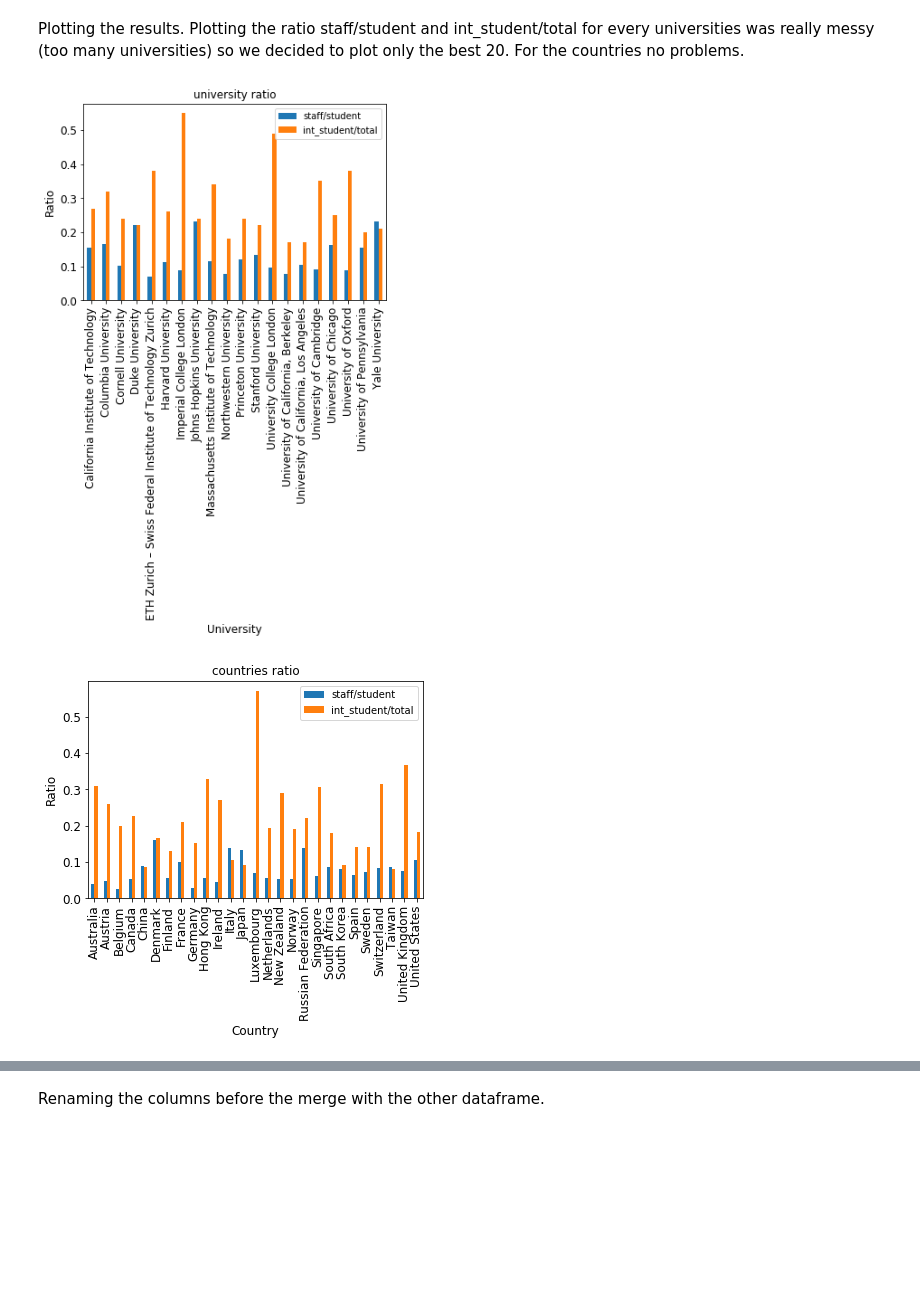
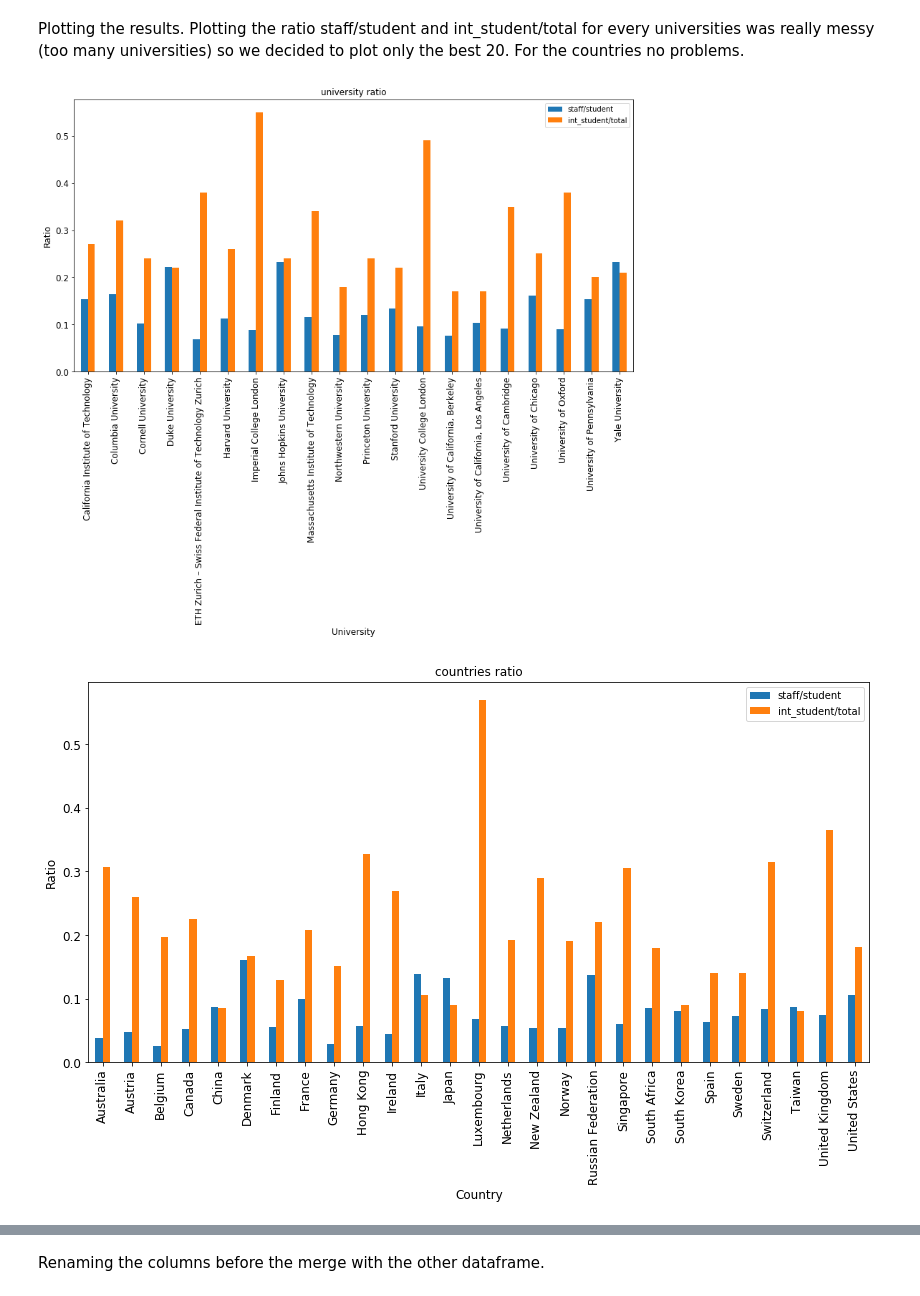
Before and after one commit to christian-5-28/ADA-Sciuto-Smith-Tarantino, a Jupyter notebook: 02 - Data from the Web/Homework 2.ipynb, the cells around one changed output, grey strips where cells are left out. Drawn from its saved outputs; the diff is of its cells as text; code cells hidden in the pictures; blank space fills up the shorter version.

```diff
--- a/02 - Data from the Web/Homework 2.ipynb
+++ b/02 - Data from the Web/Homework 2.ipynb
@@ -249,40 +376,40 @@ We make a request to the url containing all the data. It is a json file, and we
 r = requests.get(URL_tim_high)
 page_body = r.json()
 
-the_df = pd.DataFrame.from_records(page_body.get("data"))
+times_edu_df = pd.DataFrame.from_records(page_body.get("data"))
 
 
 # Missing region and faculty members international
-the_df = the_df.rename(index=str, columns={"aliases": "name2",
+times_edu_df = times_edu_df.rename(index=str, columns={"aliases": "name2",
                                                "location": "country",
                                                "stats_number_students": "number_of_students",
                                                "stats_pc_intl_students": "int_student/total",
                                                "stats_student_staff_ratio": "student/staff"})
 
-the_df = the_df[["name", "rank", "country", "number_of_students", "int_student/total", "student/staff"]]
+times_edu_df = times_edu_df[["name", "rank", "country", "number_of_students", "int_student/total", "student/staff"]]
 # %% [markdown]
 We do all the common operations (transforming strings to float, replacing wrong divisors and wrong characters). Then we choose only the 200 best universities and we set the name of the universities as index of the dataframe.
 # %%
 # Inverse of the ratio from student/staff to staff/student
-the_df["student/staff"] = the_df["student/staff"].apply(pd.to_numeric)
-the_df["staff/student"] = 1 / the_df["student/staff"]
-the_df = the_df.drop("student/staff", axis=1)
+times_edu_df["student/staff"] = times_edu_df["student/staff"].apply(pd.to_numeric)
+times_edu_df["staff/student"] = 1 / times_edu_df["student/staff"]
+times_edu_df = times_edu_df.drop("student/staff", axis=1)
 
 # Replacing commas with nothing (commas used as divisor of thousands)
-the_df.number_of_students = the_df.number_of_students.apply(lambda x: int(x.replace(',', '')))
+times_edu_df.number_of_students = times_edu_df.number_of_students.apply(lambda x: int(x.replace(',', '')))
 
 # Eliminating the % sign and creating percentages
-the_df["int_student/total"] = the_df["int_student/total"].apply(lambda x: int(x.replace('%', '')) / 100)
+times_edu_df["int_student/total"] = times_edu_df["int_student/total"].apply(lambda x: int(x.replace('%', '')) / 100)
 
 # Creating the number of international students from the number of students and ratio with internationals
-the_df["number_international_students"] = (the_df.number_of_students * the_df["int_student/total"]).apply(int)
+times_edu_df["number_international_students"] = (times_edu_df.number_of_students * times_edu_df["int_student/total"]).apply(int)
 
 # Taking only the digits from the rank column
-the_df["rank"] = the_df["rank"].apply(lambda row: pd.to_numeric(re.sub("\D", "", row)))
+times_edu_df["rank"] = times_edu_df["rank"].apply(lambda row: pd.to_numeric(re.sub("\D", "", row)))
 
 # Choosing only the best 200 universities
-the_df = the_df[:200]
+times_edu_df = times_edu_df[:200]
 
 # Setting the name of the university as index
-the_df = the_df.set_index("name")
+times_edu_df = times_edu_df.set_index("name")
 # %%
@@ -365,20 +492,20 @@ the_df.groupby("country").mean().sort_values(by="int_student/total", ascending=F
 # %% [markdown]
 Plotting the results. Plotting the ratio staff/student and int_student/total for every universities was really messy (too many universities) so we decided to plot only the best 20. For the countries no problems.
 # %%
-# ax_universities = the_df.groupby("name").mean()[["staff/student", "int_student/total"]].plot(kind='bar', title="university ratio", legend=True, fontsize=12)
-# ax_universities.set_xlabel("University", fontsize=12)
-# ax_universities.set_ylabel("Ratio", fontsize=12)
-# plt.show()
-
-ax_universities = the_df[:20].groupby("name").mean()[["staff/student", "int_student/total"]].plot(kind='bar', title="university ratio", legend=True, fontsize=12)
+ax_universities = times_edu_df[:20].groupby("name").mean()[["staff/student", "int_student/total"]].plot(kind='bar', title="university ratio", legend=True, fontsize=12, figsize=(14, 7))
 ax_universities.set_xlabel("University", fontsize=12)
 ax_universities.set_ylabel("Ratio", fontsize=12)
 plt.show()
 
-ax_countries = the_df.groupby("country").mean()[["staff/student", "int_student/total"]].plot(kind='bar', title="countries ratio", legend=True, fontsize=12)
+ax_countries = times_edu_df.groupby("country").mean()[["staff/student", "int_student/total"]].plot(kind='bar', title="countries ratio", legend=True, fontsize=12, figsize=(14, 7))
 ax_countries.set_xlabel("Country", fontsize=12)
 ax_countries.set_ylabel("Ratio", fontsize=12)
 plt.show()
+
+ax_countUni = times_edu_df.groupby("country").count()[["rank"]].plot(kind='bar', title="countries: number of universities", legend=False, fontsize=12, figsize=(14, 7))
+ax_countUni.set_xlabel("Country", fontsize=12)
+ax_countUni.set_ylabel("Number of Universities", fontsize=12)
+plt.show()
 # %% [output]
-[figure, old version]
+[figure, new version]
-[figure, old version]
+[figure, new version]
```
Also changed, not shown: parts of 50 cells of this notebook.
